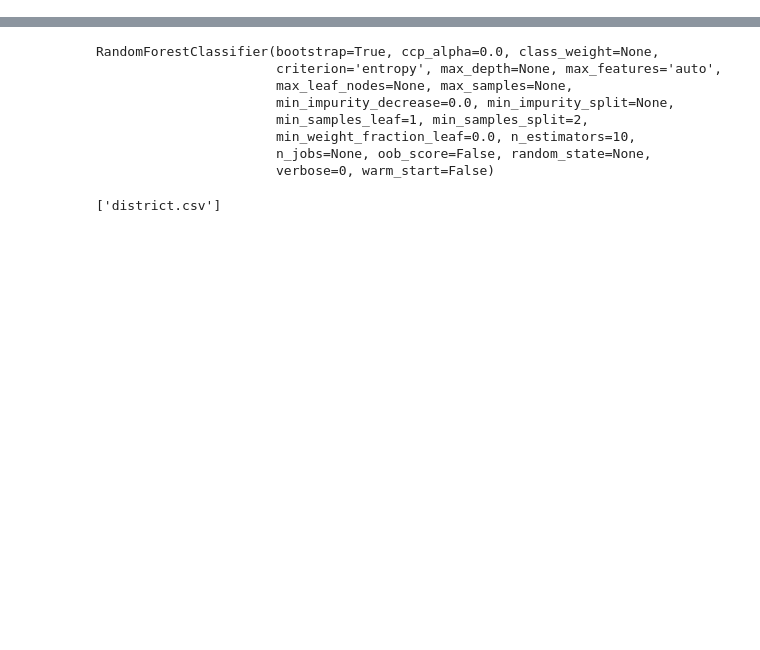
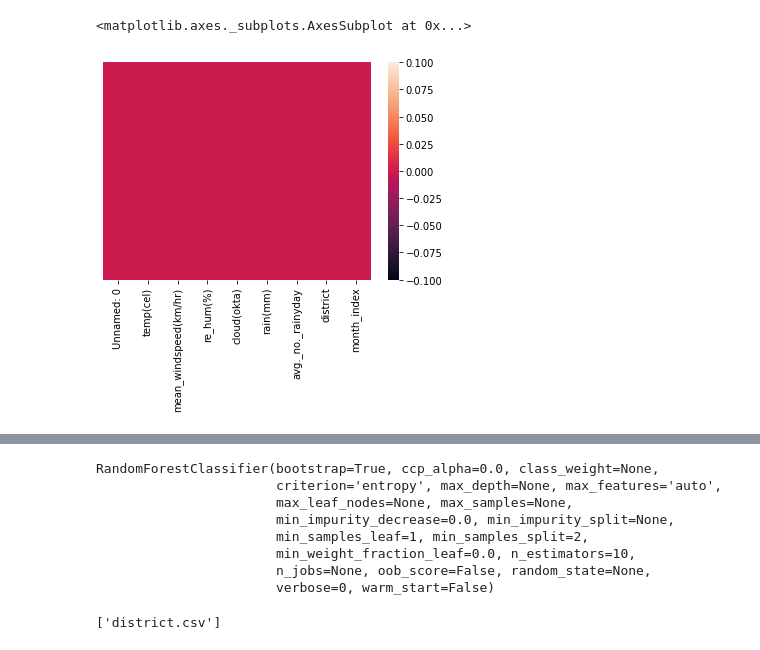
Before and after one commit to Rajesh165/test, a Jupyter notebook: Farmer.ipynb, the cells around one changed output, grey strips where cells are left out. Drawn from its saved outputs; the diff is of its cells as text; code cells hidden in the pictures; blank space fills up the shorter version.

```diff
--- a/Farmer.ipynb
+++ b/Farmer.ipynb
@@ -35,3 +54,8 @@ df.head()
+# %%
+sns.heatmap(df.isnull(),yticklabels=False)
+# %% [output]
+<matplotlib.axes._subplots.AxesSubplot at 0x...>
+[figure, added]
 # %%
 X=df[['temp(cel)','mean_windspeed(km/hr)','re_hum(%)','cloud(okta)','rain(mm)','avg._no._rainyday','month_index']]
 y =df['district']
```
Also changed, not shown: parts of 9 cells of this notebook.
